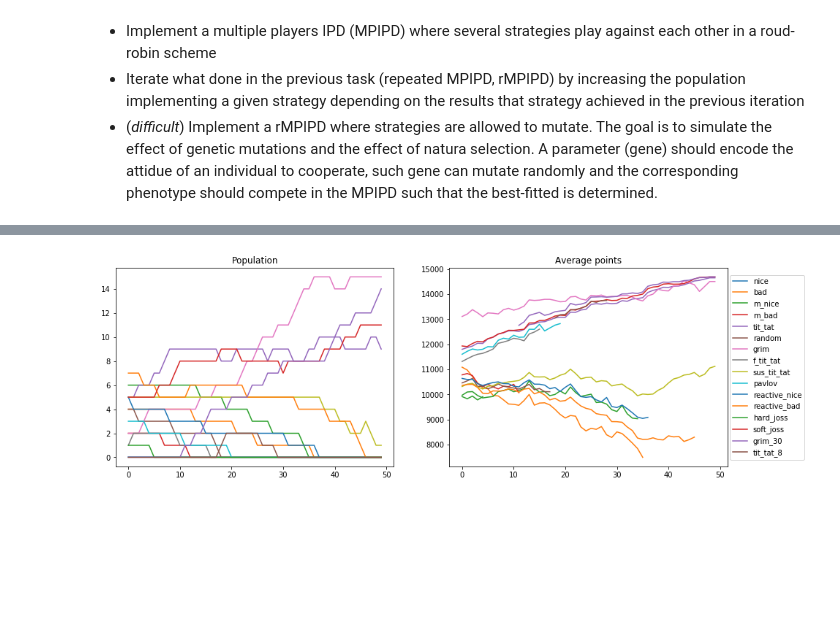
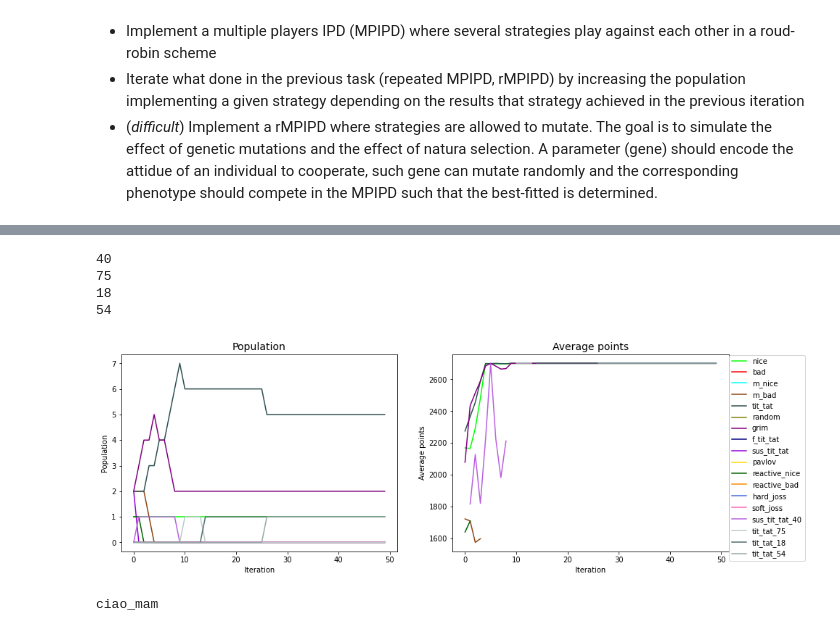
Before and after one commit to luca430/prisoner_dilemma, a Jupyter notebook: Project.ipynb, the cells around one changed output, grey strips where cells are left out. Saved outputs shown, nothing was run; the diff lists cells and outputs as text; code cells hidden in the pictures; blank space fills up the shorter version.

```diff
--- a/Project.ipynb
+++ b/Project.ipynb
@@ -74,7 +75,10 @@ name_colors = [name for hsv, name in by_hsv]
 # %%
 #Point 1)
 
-s = ['nice','bad','m_nice','m_bad','tit_tat','random','grim','f_tit_tat','sus_tit_tat','pavlov','reactive_nice','reactive_bad','hard_joss','soft_joss']
+s = ['nice','bad','m_nice','m_bad','tit_tat',
+    'random','grim','f_tit_tat','sus_tit_tat',
+    'pavlov','reactive_nice','reactive_bad',
+    'hard_joss','soft_joss']
 
 result = np.zeros((len(s),len(s)))
 for i in range(len(s)):
@@ -195,29 +184,60 @@ hard_joss 3
 # %%
 #Point 4)
 
-s = ['nice','bad','m_nice','m_bad','tit_tat','random','grim','f_tit_tat','sus_tit_tat','pavlov','reactive_nice','reactive_bad','hard_joss','soft_joss']
+s = ['nice','bad','m_nice','m_bad','tit_tat',
+    'random','grim','f_tit_tat','sus_tit_tat',
+    'pavlov','reactive_nice','reactive_bad',
+    'hard_joss','soft_joss']
 
-n_players = 50
+n_players = 10
 h = np.zeros((2,n_players))
 h[0] = npr.randint(0,len(s),size=n_players)
 unique, n_strategies = np.unique(h[0],return_counts=True)
 
 iterations = 50
-n_ma4, val_ma4 = pris_dil.tournament(h,'update_4',s,it=iterations,mutation_prob=0.05)
+n_ma4, val_ma4 = pris_dil.tournament(h,'update_3',s,it=iterations,mutation_prob=0.05)
 # %%
 #Graph_4
-s_colors = [name_colors[i] for i in range(len(s))]
+
+s_colors = ['lime','red','cyan','saddlebrown','darkslategray','olive',
+            'purple','navy','darkviolet','gold','darkgreen','darkorange',
+            'royalblue','hotpink']
+s_mut = s[14:] #solo mutazioni di s
+
+for i in range(len(s_mut)):
+    check_s = s_mut[i][:-3]
+    for j in range(len(s)):
+        if s[j] == check_s:
+            shade = [col for col in sns.light_palette(s_colors[j],n_colors=100,reverse=True)]
+            s_2 = [l for l in s_mut[i]]
+            s_colors.append(shade[int(s_2[-2] + s_2[-1])])
+
+
 fig4, (ax1,ax2) = plt.subplots(nrows=1,ncols=2,figsize=(15,5))
 
 val_ma_graph = np.copy(val_ma4)
 val_ma_graph[val_ma_graph == 0] = np.nan
 
 for i in range(len(n_ma4.T)):
-    ax1.plot(np.arange(iterations),n_ma4.T[i])
-    ax2.plot(np.arange(iterations),val_ma_graph.T[i],label=s[i])
-ax2.set_title('Average points')
-ax1.set_title('Population')
+    ax1.plot(np.arange(iterations),n_ma4.T[i],color = s_colors[i])
+    ax2.plot(np.arange(iterations),val_ma_graph.T[i],label=s[i],color = s_colors[i])
+
+ax1.set_title('Population',fontsize=14)
+ax1.set_xlabel('Iteration')
+ax1.set_ylabel('Population')
+ax2.set_title('Average points',fontsize=14)
+ax2.set_xlabel('Iteration')
+ax2.set_ylabel('Average points')
 fig4.legend(loc='center right')
 plt.show()
 # %% [output]
+40
+75
+18
+54
-[figure, old version]
+[figure, new version]
+# %%
+ciao = 'ciao_mamma'
+print(ciao[:-2])
+# %% [output]
+ciao_mam
```
Also changed, not shown: parts of 5 cells of this notebook, 1 other file.
